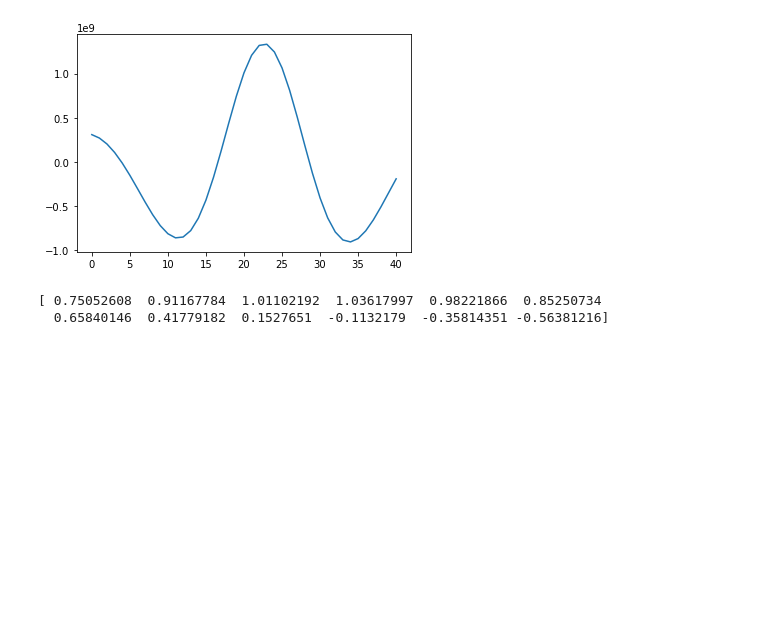
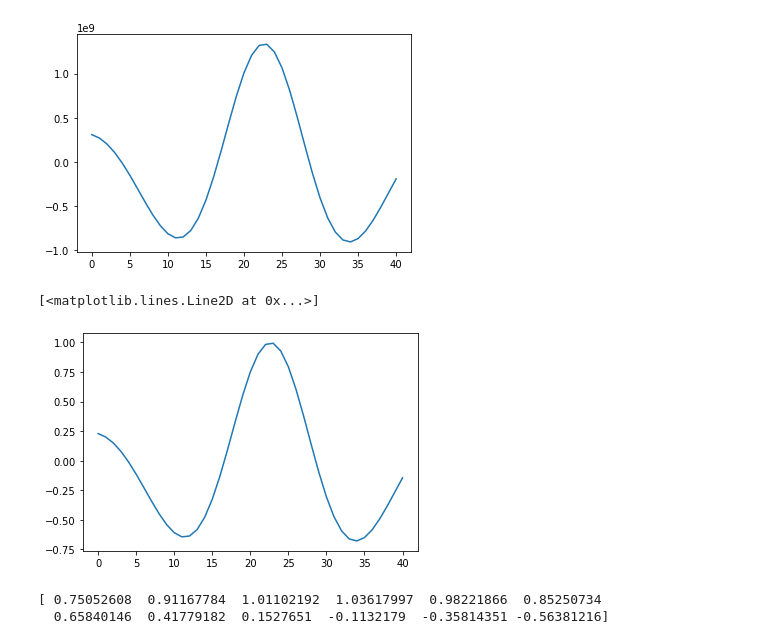
Before and after one commit to eritsi/test_obspy, a Jupyter notebook: simple_xcorr.ipynb, the cells around one changed output. Cells and saved outputs as stored; diff of their text form; code cells hidden in the pictures; blank space fills up the shorter version.

Commit message:
need check stattools vs scipy.signal

```diff
--- a/simple_xcorr.ipynb
+++ b/simple_xcorr.ipynb
@@ -193,6 +193,22 @@ plt.plot(signal.correlate(data_aa, data_bb, mode='valid', method='direct'))
 # %% [output]
 [<matplotlib.lines.Line2D at 0x...>]
 [figure]
+# %%
+cc = signal.correlate(data_aa, data_bb, mode='valid', method='direct')
+norm = (np.sum(data_aa ** 2) * np.sum(data_bb ** 2)) ** 0.5
+if norm <= np.finfo(float).eps:
+    # norm is zero
+    # => cross-correlation function will have only zeros
+    cc[:] = 0
+elif cc.dtype == float:
+    cc /= norm
+else:
+    cc = cc / norm
+# %%
+plt.plot(cc)
+# %% [output]
+[<matplotlib.lines.Line2D at 0x...>]
+[figure, added]
 # %%
 from scipy import signal
 import matplotlib.pyplot as plt
```
